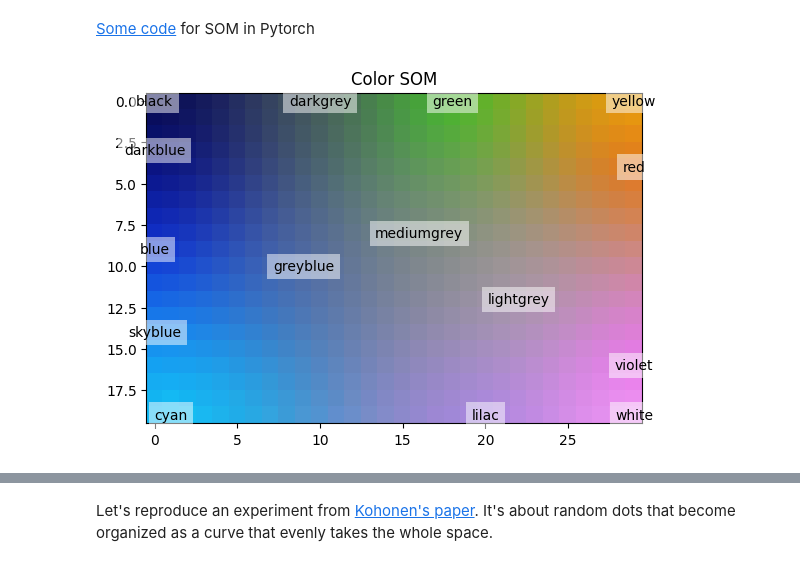
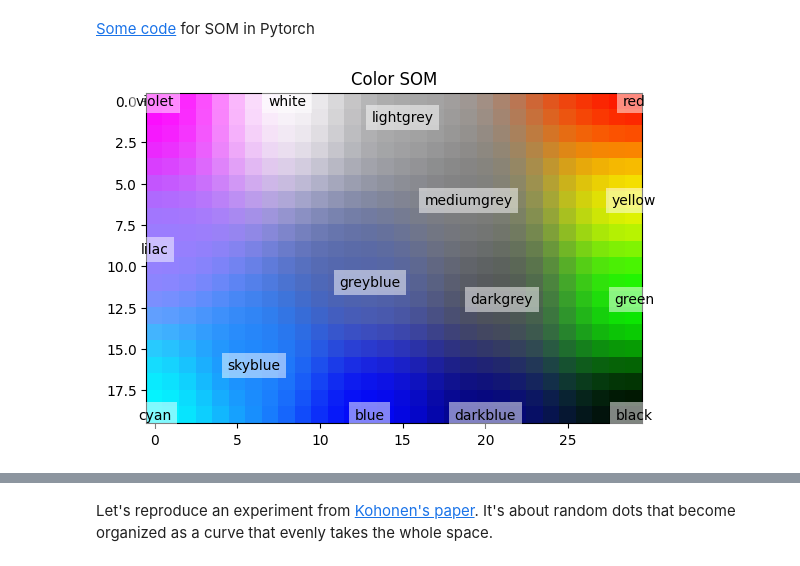
Before and after one commit to mikolasan/ai_sandbox, a Jupyter notebook: arc/kohonen.ipynb, the cells around one changed output, grey strips where cells are left out. Drawn from its saved outputs; the diff is of its cells as text; code cells hidden in the pictures.

```diff
--- a/arc/kohonen.ipynb
+++ b/arc/kohonen.ipynb
@@ -79,58 +81,60 @@ import matplotlib.pyplot as plt
 
 
 #Training inputs for RGBcolors
-colors = torch.tensor(
-     [[0., 0., 0.],
-      [0., 0., 1.],
-      [0., 0., 0.5],
-      [0.125, 0.529, 1.0],
-      [0.33, 0.4, 0.67],
-      [0.6, 0.5, 1.0],
-      [0., 1., 0.],
-      [1., 0., 0.],
-      [0., 1., 1.],
-      [1., 0., 1.],
-      [1., 1., 0.],
-      [1., 1., 1.],
-      [.33, .33, .33],
-      [.5, .5, .5],
-      [.66, .66, .66]])
-color_names = \
-    ['black', 'blue', 'darkblue', 'skyblue',
-     'greyblue', 'lilac', 'green', 'red',
-     'cyan', 'violet', 'yellow', 'white',
-     'darkgrey', 'mediumgrey', 'lightgrey']
+colors = torch.tensor([
+    [0., 0., 0.],
+    [0., 0., 1.],
+    [0., 0., 0.5],
+    [0.125, 0.529, 1.0],
+    [0.33, 0.4, 0.67],
+    [0.6, 0.5, 1.0],
+    [0., 1., 0.],
+    [1., 0., 0.],
+    [0., 1., 1.],
+    [1., 0., 1.],
+    [1., 1., 0.],
+    [1., 1., 1.],
+    [.33, .33, .33],
+    [.5, .5, .5],
+    [.66, .66, .66]
+])
+color_names = [
+    'black', 'blue', 'darkblue', 'skyblue',
+    'greyblue', 'lilac', 'green', 'red',
+    'cyan', 'violet', 'yellow', 'white',
+    'darkgrey', 'mediumgrey', 'lightgrey'
+]
 
 #Train a 20x30 SOM with 100 iterations
 m = 20
 n = 30
-n_iter = 10
+n_iter = 100
 som = SOM(m, n, 3)
 for iter_no in range(n_iter):
     #Train with each vector one by one
     for i in range(len(colors)):
         learning_rate_op = 1.0 - iter_no/(1.0*n_iter)
         som(colors[i], learning_rate_op)
 
 #Store a centroid grid for easy retrieval later on
 centroid_grid = [[] for i in range(m)]
 weights = som.get_weights()
 locations = som.get_locations()
 for i, loc in enumerate(locations):
     centroid_grid[loc[0]].append(weights[i].numpy())
 
 #Get output grid
 image_grid = centroid_grid
 
 #Map colours to their closest neurons
 mapped = som.map_vects(colors)
 
 #Plot
 plt.imshow(image_grid)
 plt.title('Color SOM')
 for i, m in enumerate(mapped):
     plt.text(m[1], m[0], color_names[i], ha='center', va='center',
              bbox=dict(facecolor='white', alpha=0.5, lw=0))
 plt.show()
 # %% [output]
-[figure, old version]
+[figure, new version]
```
Also changed, not shown: parts of 18 cells of this notebook.
